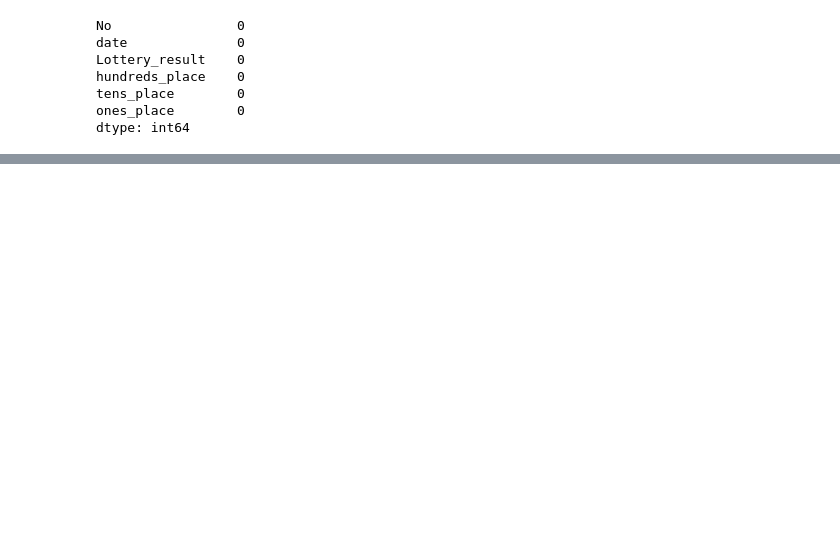
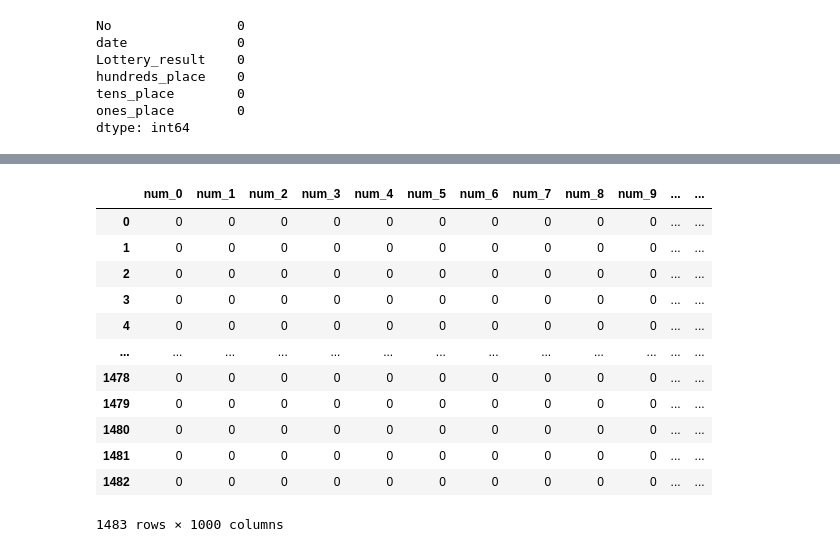
Before and after one commit to yyoshikun/workdir, a Jupyter notebook: Num_3_challenge_5.ipynb, the cells around one changed output, grey strips where cells are left out. Cells and saved outputs as stored; diff of their text form; code cells hidden in the pictures; blank space fills up the shorter version.

```diff
--- a/Num_3_challenge_5.ipynb
+++ b/Num_3_challenge_5.ipynb
@@ -588,0 +490,53 @@ df
+# %%
+#030 Namberのカラム名の変更----初期は直接記載したけど増えたので一括処理に更新
+
+for i in range(1000):
+        name=('num_' + str(i))
+
+        df_Num=df_Num.rename(columns={i: name})
+
+df_Num
+
+# df=df_Num.rename(columns={0:'num_0',1:'num_1',2:'num_2',3:'num_3',4:'num_4',5:'num_5',6:'num_6',7:'num_7',8:'num_8',9:'num_9',10:'num_10',
+#                           11:'num_11',12:'num_12',13:'num_13',14:'num_14',15:'num_15',16:'num_16',17:'num_17',18:'num_18',19:'num_19',20:'num_20',
+#                           21:'num_21',22:'num_22',23:'num_23',24:'num_24',25:'num_25',26:'num_26',27:'num_27',28:'num_28',29:'num_29',30:'num_30',
+#                           31:'num_31',32:'num_32',33:'num_33',34:'num_34',35:'num_34',36:'num_36',37:'num_37',38:'num_38',39:'num_39',40:'num_40',
+#                           41:'num_41',42:'num_42',43:'num_43',44:'num_44',45:'num_45',46:'num_46',47:'num_47',48:'num_48',49:'num_49',50:'num_50',
+#                           51:'num_51',52:'num_52',53:'num_0',54:'num_0',55:'num_0',56:'num_0',57:'num_0',58:'num_0',59:'num_0',60:'num_60',
+#                           61:'num_61',62:'num_62',63:'num_63',64:'num_64',65:'num_65',66:'num_66',67:'num_67',68:'num_68',69:'num_69',70:'num_70',
+#                           71:'num_71',72:'num_72',73:'num_0',74:'num_74',75:'num_75',76:'num_76',77:'num_77',78:'num_78',79:'num_79',80:'num_80',
+#                           81:'num_81',82:'num_82',83:'num_83',84:'num_84',85:'num_85',86:'num_86',87:'num_87',88:'num_88',89:'num_89',90:'num_90',
+#                           91:'num_91',92:'num_92',93:'num_93',94:'num_94',95:'num_95',96:'num_96',97:'num_97',98:'num_98',99:'num_0',100:'num_100',
+#                           101:'num_100',102:'num_100',103:'num_100',104:'num_100',105:'num_100',106:'num_100',107:'num_100',108:'num_100',109:'num_100',110:'num_100',
+#                           111:'num_111',112:'num_112',113:'num_113',114:'num_114',115:'num_115',116:'num_116',117:'num_117',118:'num_118',119:'num_119',120:'num_120',
+#                           121:'num_121',122:'num_122',123:'num_123',124:'num_124',125:'num_125',126:'num_126',127:'num_127',128:'num_128',129:'num_129',130:'num_130',
+#                           131:'num_131',132:'num_132',133:'num_133',134:'num_134',135:'num_134',136:'num_136',137:'num_137',138:'num_138',139:'num_139',140:'num_140',
+#                           141:'num_141',142:'num_142',143:'num_143',144:'num_144',145:'num_145',146:'num_146',147:'num_147',148:'num_148',149:'num_149',150:'num_150',
+#                           151:'num_151',152:'num_152',153:'num_153',154:'num_154',155:'num_155',156:'num_156',157:'num_157',158:'num_158',159:'num_159',160:'num_160',
+#                           161:'num_161',162:'num_162',163:'num_163',164:'num_164',165:'num_165',166:'num_166',167:'num_167',168:'num_168',169:'num_169',170:'num_170',
+#                           171:'num_171',172:'num_172',173:'num_173',174:'num_714',175:'num_175',176:'num_176',177:'num_177',178:'num_178',179:'num_179',180:'num_180',
+#                           181:'num_181',182:'num_182',183:'num_183',84:'num_184',185:'num_185',186:'num_186',187:'num_187',188:'num_188',189:'num_189',190:'num_190',
+#                           191:'num_191',192:'num_192',193:'num_193',194:'num_194',195:'num_195',196:'num_196',197:'num_197',198:'num_198',199:'num_199',200:'num_200',
+#                           201:'num_201',202:'num_202',203:'num_203',204:'num_204',205:'num_205',206:'num_206',207:'num_207',208:'num_208',209:'num_209',210:'num_210',
+
+#          941, 942, 943, 944, 945, 946, 947, 948,949, 950,
+#          951, 952, 953, 954, 955, 956, 957, 958, 959, 960,
+#            961,962, 963, 964, 965, 966, 967, 968, 969, 970,
+#              971, 972, 973, 974,975, 976, 977, 978, 979, 980,
+#                981, 982, 983, 984, 985, 986, 987,988, 989, 990,
+#                  991, 992, 993, 994, 995, 996, 997, 998, 999})
+# df
+# %% [output]
+|  | num_0 | num_1 | num_2 | num_3 | num_4 | num_5 | num_6 | num_7 | num_8 | num_9 | ... | ... |
+| 0 | 0 | 0 | 0 | 0 | 0 | 0 | 0 | 0 | 0 | 0 | ... | ... |
+| 1 | 0 | 0 | 0 | 0 | 0 | 0 | 0 | 0 | 0 | 0 | ... | ... |
+| 2 | 0 | 0 | 0 | 0 | 0 | 0 | 0 | 0 | 0 | 0 | ... | ... |
+| 3 | 0 | 0 | 0 | 0 | 0 | 0 | 0 | 0 | 0 | 0 | ... | ... |
+| 4 | 0 | 0 | 0 | 0 | 0 | 0 | 0 | 0 | 0 | 0 | ... | ... |
+| ... | ... | ... | ... | ... | ... | ... | ... | ... | ... | ... | ... | ... |
+| 1478 | 0 | 0 | 0 | 0 | 0 | 0 | 0 | 0 | 0 | 0 | ... | ... |
+| 1479 | 0 | 0 | 0 | 0 | 0 | 0 | 0 | 0 | 0 | 0 | ... | ... |
+| 1480 | 0 | 0 | 0 | 0 | 0 | 0 | 0 | 0 | 0 | 0 | ... | ... |
+| 1481 | 0 | 0 | 0 | 0 | 0 | 0 | 0 | 0 | 0 | 0 | ... | ... |
+| 1482 | 0 | 0 | 0 | 0 | 0 | 0 | 0 | 0 | 0 | 0 | ... | ... |
+1483 rows × 1000 columns
```
Also changed, not shown: parts of 120 cells of this notebook, 7 other files.
